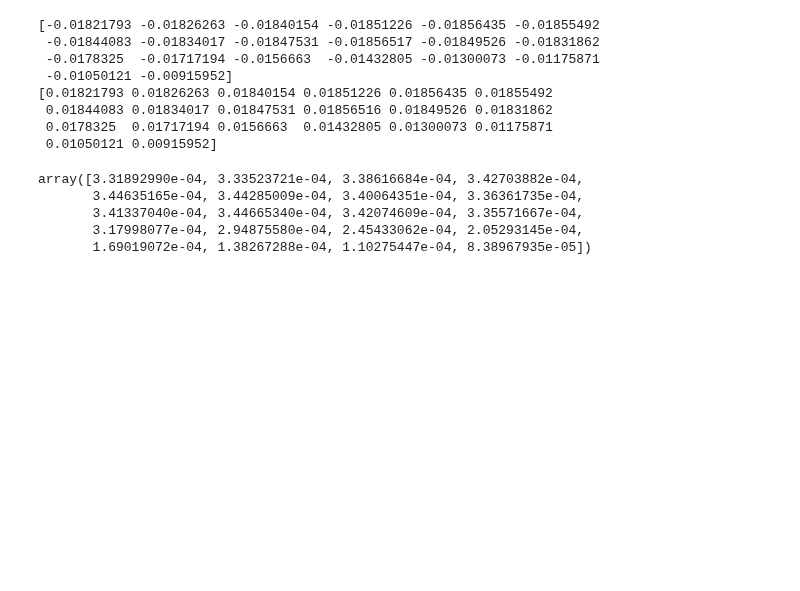
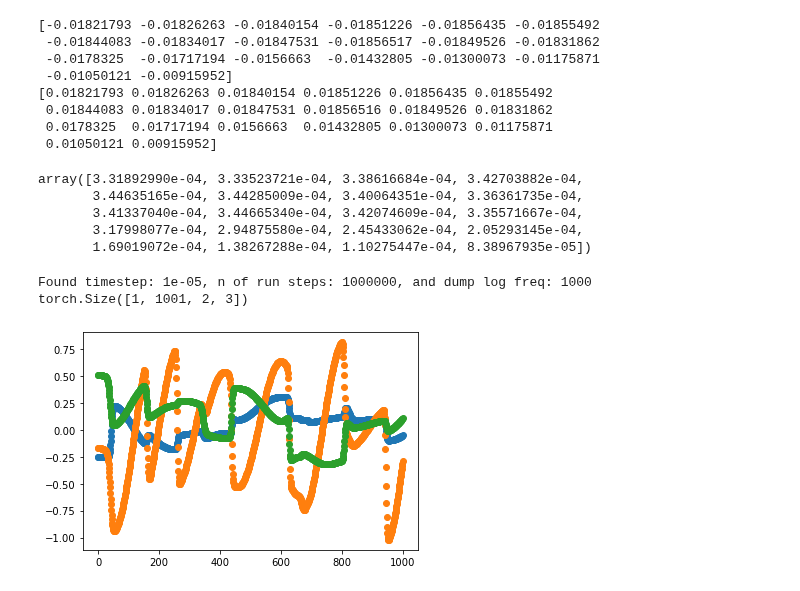
Before and after one commit to jakublala/coarsegrained-md-neural-ode, a Jupyter notebook: utils.ipynb, the cells around one changed output. Drawn from its saved outputs; the diff is of its cells as text; code cells hidden in the pictures; blank space fills up the shorter version.

```diff
--- a/utils.ipynb
+++ b/utils.ipynb
@@ -253,3 +253,18 @@ array([3.31892990e-04, 3.33523721e-04, 3.38616684e-04, 3.42703882e-04,
        3.41337040e-04, 3.44665340e-04, 3.42074609e-04, 3.35571667e-04,
        3.17998077e-04, 2.94875580e-04, 2.45433062e-04, 2.05293145e-04,
        1.69019072e-04, 1.38267288e-04, 1.10275447e-04, 8.38967935e-05])
+# %%
+from data.trajectory import Trajectory
+import matplotlib.pyplot as plt
+
+
+traj = Trajectory('hexagons/trajectories/jakub/NVE-temp-2.25_K-17.8583270116258_r-2_s-5', 'cpu')
+
+vel = traj.traj[0]
+print(vel.shape)
+plt.plot(vel[0, :, 0, :], 'o')
+plt.show()
+# %% [output]
+Found timestep: 1e-05, n of run steps: 1000000, and dump log freq: 1000
+torch.Size([1, 1001, 2, 3])
+[figure, added]
```
Also changed, not shown: parts of 2 cells of this notebook, 18 other files.
